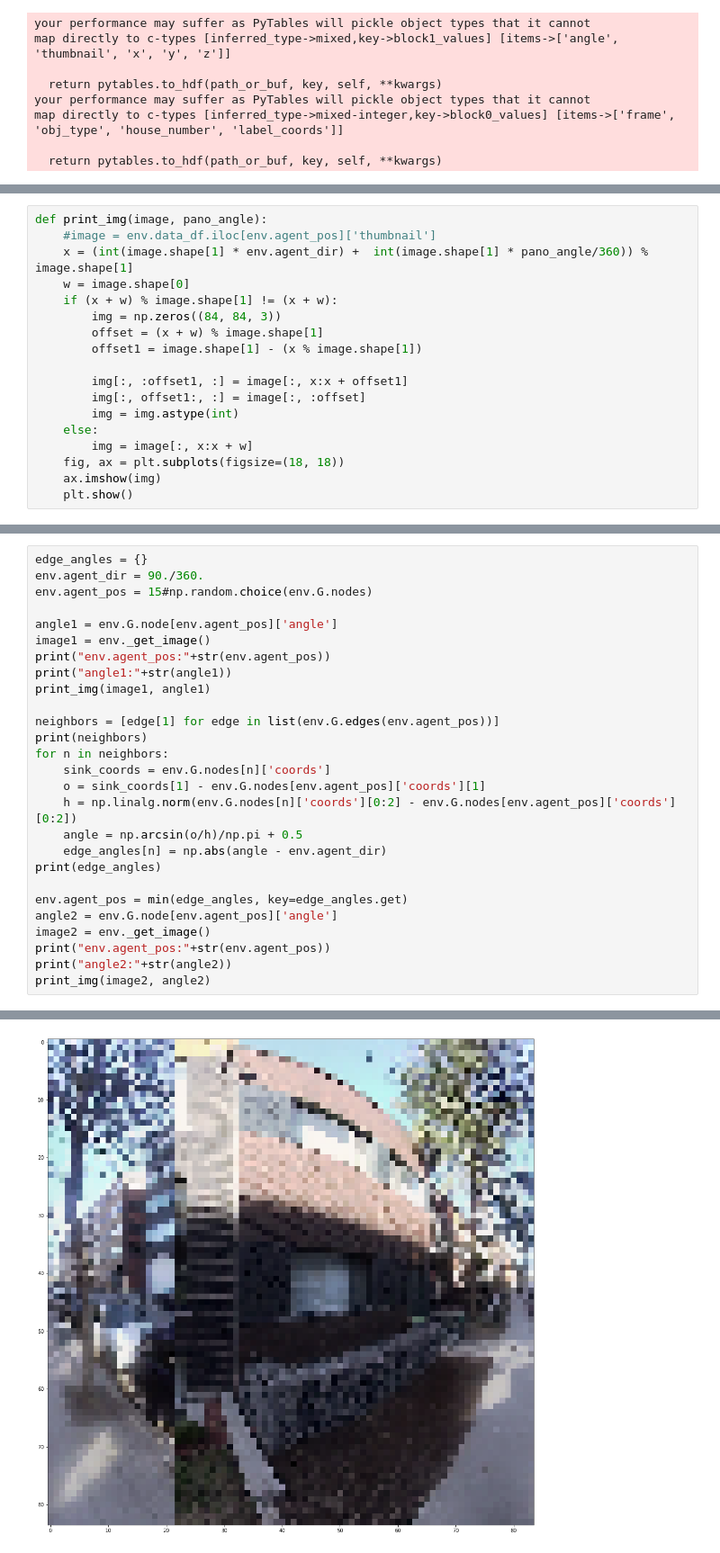
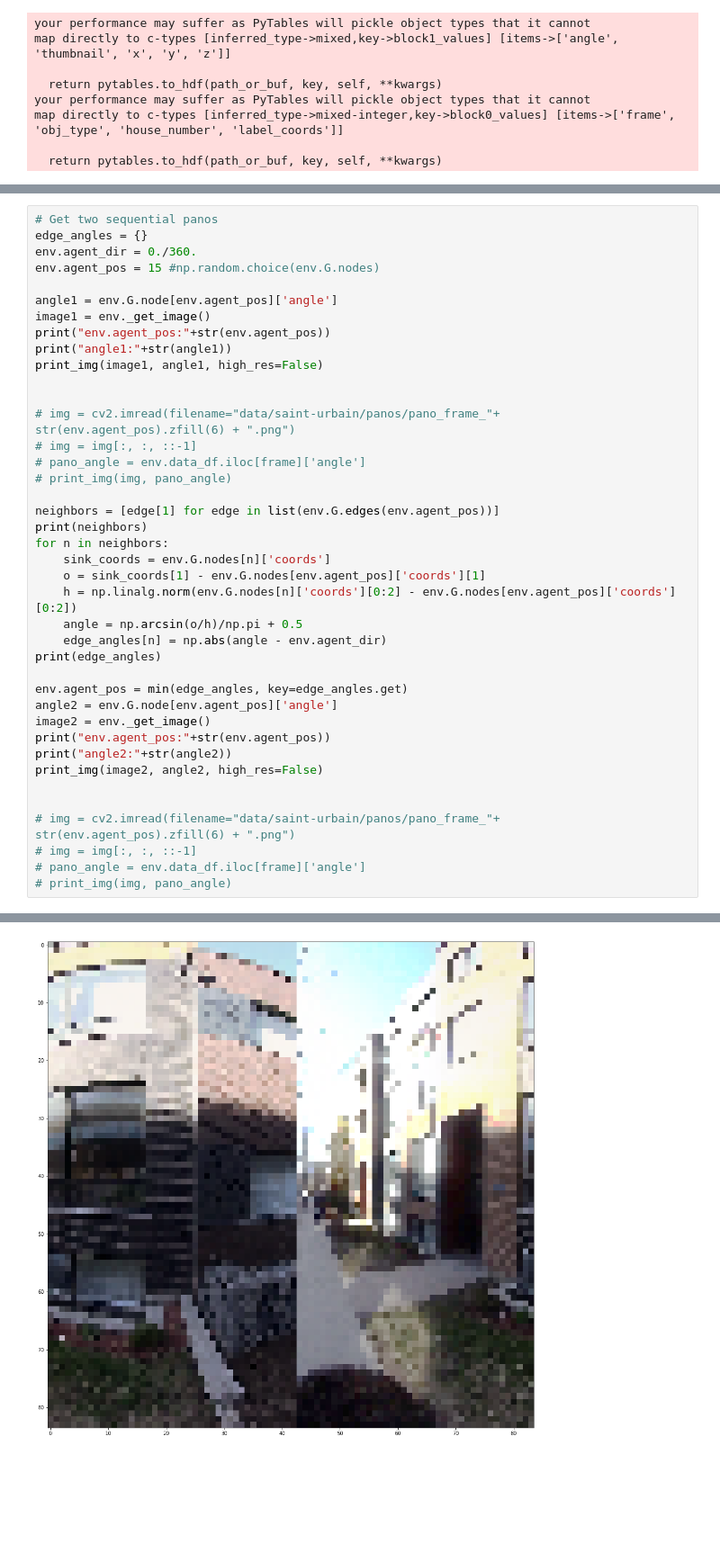
Before and after one commit to mweiss17/hyrule-gym, a Jupyter notebook: dataset.ipynb, the cells around one changed output, grey strips where cells are left out. Shown at 90% size. Cells and saved outputs as stored; diff of their text form; blank space fills up the shorter version.

```diff
--- a/dataset.ipynb
+++ b/dataset.ipynb
@@ -38,18 +56,0 @@ obs = env.reset()
-# %%
-def print_img(image, pano_angle):
-    #image = env.data_df.iloc[env.agent_pos]['thumbnail']
-    x = (int(image.shape[1] * env.agent_dir) +  int(image.shape[1] * pano_angle/360)) % image.shape[1]
-    w = image.shape[0]
-    if (x + w) % image.shape[1] != (x + w):
-        img = np.zeros((84, 84, 3))
-        offset = (x + w) % image.shape[1]
-        offset1 = image.shape[1] - (x % image.shape[1])
-
-        img[:, :offset1, :] = image[:, x:x + offset1]
-        img[:, offset1:, :] = image[:, :offset]
-        img = img.astype(int)
-    else:
-        img = image[:, x:x + w]
-    fig, ax = plt.subplots(figsize=(18, 18))
-    ax.imshow(img)
-    plt.show()
@@ -68,31 +57,44 @@ print_img(img, pano_angle)
 # %%
+# Get two sequential panos
 edge_angles = {}
-env.agent_dir = 90./360.
-env.agent_pos = 15#np.random.choice(env.G.nodes)
+env.agent_dir = 0./360.
+env.agent_pos = 15 #np.random.choice(env.G.nodes)
 
 angle1 = env.G.node[env.agent_pos]['angle']
 image1 = env._get_image()
 print("env.agent_pos:"+str(env.agent_pos))
 print("angle1:"+str(angle1))
-print_img(image1, angle1)
+print_img(image1, angle1, high_res=False)
+
+
+# img = cv2.imread(filename="data/saint-urbain/panos/pano_frame_"+ str(env.agent_pos).zfill(6) + ".png")
+# img = img[:, :, ::-1]
+# pano_angle = env.data_df.iloc[frame]['angle']
+# print_img(img, pano_angle)
 
 neighbors = [edge[1] for edge in list(env.G.edges(env.agent_pos))]
 print(neighbors)
 for n in neighbors:
     sink_coords = env.G.nodes[n]['coords']
     o = sink_coords[1] - env.G.nodes[env.agent_pos]['coords'][1]
     h = np.linalg.norm(env.G.nodes[n]['coords'][0:2] - env.G.nodes[env.agent_pos]['coords'][0:2])
     angle = np.arcsin(o/h)/np.pi + 0.5
     edge_angles[n] = np.abs(angle - env.agent_dir)
 print(edge_angles)
 
 env.agent_pos = min(edge_angles, key=edge_angles.get)
 angle2 = env.G.node[env.agent_pos]['angle']
 image2 = env._get_image()
 print("env.agent_pos:"+str(env.agent_pos))
 print("angle2:"+str(angle2))
-print_img(image2, angle2)
+print_img(image2, angle2, high_res=False)
+
+
+# img = cv2.imread(filename="data/saint-urbain/panos/pano_frame_"+ str(env.agent_pos).zfill(6) + ".png")
+# img = img[:, :, ::-1]
+# pano_angle = env.data_df.iloc[frame]['angle']
+# print_img(img, pano_angle)
 # %% [output]
 env.agent_pos:15
 angle1:178.19581141639105
-[figure, old version]
+[figure, new version]
```
Also changed, not shown: parts of 16 cells of this notebook, 2 other files.
